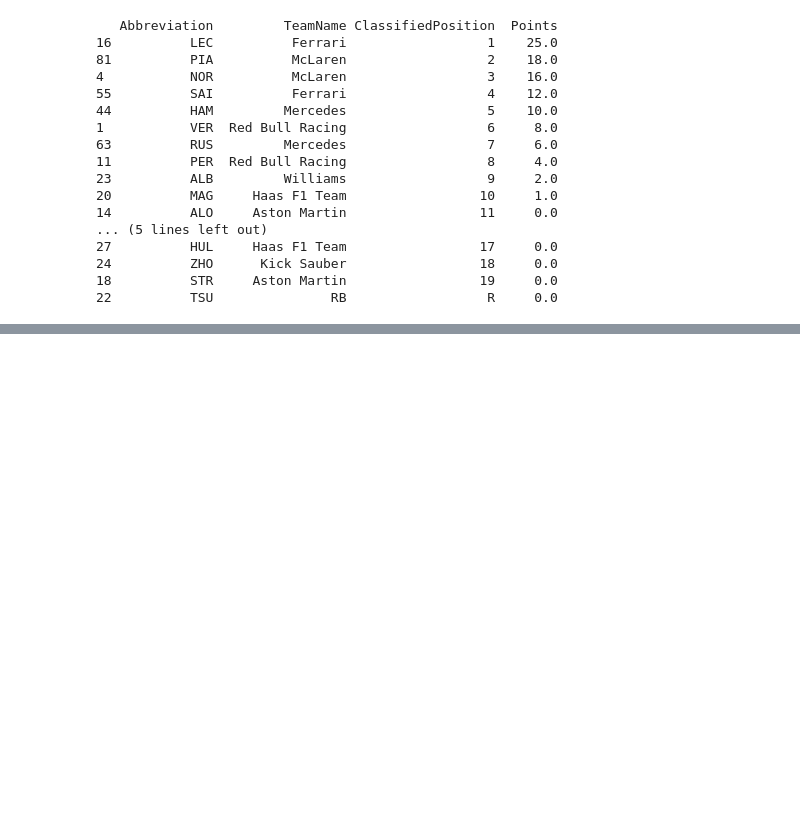
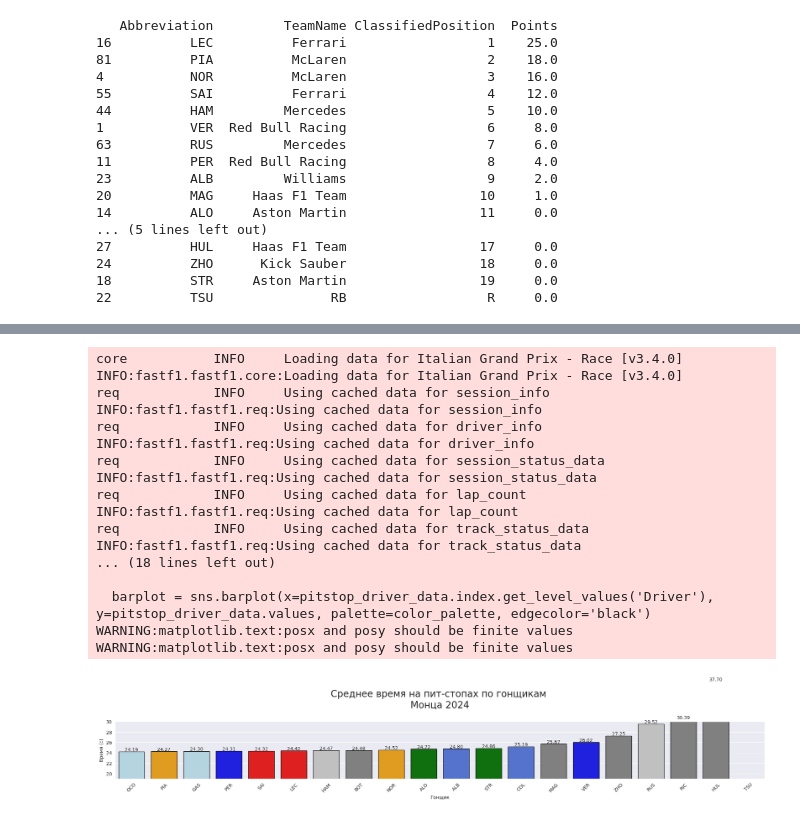
Before and after one commit to mrnn-s/Diploma_F1, a Jupyter notebook: Final_diploma_f1_ipynb.ipynb, the cells around one changed output, grey strips where cells are left out. Cells and saved outputs as stored; diff of their text form; code cells hidden in the pictures; blank space fills up the shorter version.

```diff
--- a/Final_diploma_f1_ipynb.ipynb
+++ b/Final_diploma_f1_ipynb.ipynb
@@ -353,0 +520,79 @@ print(results)
+# %%
+
+# Включаем кэш
+fastf1.Cache.enable_cache('fastf1_cache')
+
+# Загружаем данные о Гран-при Италии 2024 года (Монца)
+race = fastf1.get_event(2024, 'Monza')
+
+# Загружаем данные гоночной сессии
+session = race.get_session('R')
+session.load()
+
+# Определяем цвета для каждой команды
+team_colors = {
+    'Ferrari': 'red',
+    'McLaren': 'orange',
+    'Red Bull Racing': 'blue',
+    'Mercedes': 'silver',
+    'Aston Martin': 'green',
+    'Alpine': 'lightblue',
+    'AlphaTauri': 'darkblue',
+    'Williams': 'royalblue',
+    'Alfa Romeo': 'darkred',
+    'Haas': 'black',
+}
+
+# Получаем все круги гонщиков
+laps = session.laps
+
+# Агрегируем данные по пит-стопам
+pitstop = session.laps.loc[
+    (session.laps.LapNumber != 1.0) &
+    (session.laps.PitInTime.combine_first(session.laps.PitOutTime).notnull()),
+    ['Team', 'Driver', 'LapNumber', 'PitOutTime', 'PitInTime']
+].sort_values(by=['Team', 'Driver', 'LapNumber']).reset_index()
+
+# Вычисляем время, затраченное на каждый пит-стоп
+pitstop['pittime'] = (pitstop.PitOutTime - pitstop.PitInTime.shift(1)).dt.total_seconds()
+
+# Группируем данные по каждому гонщику
+pitstop_driver_data = pitstop.groupby(['Driver', 'Team'])['pittime'].mean().sort_values().round(3)
+
+# Создание палитры цветов для гонщиков на основе их команд
+color_palette = [team_colors.get(team, 'gray') for team in pitstop_driver_data.index.get_level_values('Team')]
+
+# Построение графика
+plt.figure(figsize=(20, 6))
+barplot = sns.barplot(x=pitstop_driver_data.index.get_level_values('Driver'), y=pitstop_driver_data.values, palette=color_palette, edgecolor='black')
+plt.ylabel('Время (с)')
+plt.xlabel('Гонщик')
+plt.ylim(19, 30)
+
+# Добавление подписей к столбцам
+for i, value in enumerate(pitstop_driver_data):
+    plt.text(i, value + 0.1, f'{value:.2f}', ha='center')
+
+plt.title(f'Среднее время на пит-стопах по гонщикам \nМонца 2024\n', fontsize=20)
+plt.xticks(rotation=45)  # Поворот меток на оси X для улучшения читаемости
+plt.tight_layout()
+plt.show()
+# %% [output]
+core           INFO     Loading data for Italian Grand Prix - Race [v3.4.0]
+INFO:fastf1.fastf1.core:Loading data for Italian Grand Prix - Race [v3.4.0]
+req            INFO     Using cached data for session_info
+INFO:fastf1.fastf1.req:Using cached data for session_info
+req            INFO     Using cached data for driver_info
+INFO:fastf1.fastf1.req:Using cached data for driver_info
+req            INFO     Using cached data for session_status_data
+INFO:fastf1.fastf1.req:Using cached data for session_status_data
+req            INFO     Using cached data for lap_count
+INFO:fastf1.fastf1.req:Using cached data for lap_count
+req            INFO     Using cached data for track_status_data
+INFO:fastf1.fastf1.req:Using cached data for track_status_data
+... (18 lines left out)
+
+  barplot = sns.barplot(x=pitstop_driver_data.index.get_level_values('Driver'), y=pitstop_driver_data.values, palette=color_palette, edgecolor='black')
+WARNING:matplotlib.text:posx and posy should be finite values
+WARNING:matplotlib.text:posx and posy should be finite values
+[figure, added]
```
Also changed, not shown: parts of 16 cells of this notebook, 17 other files.
